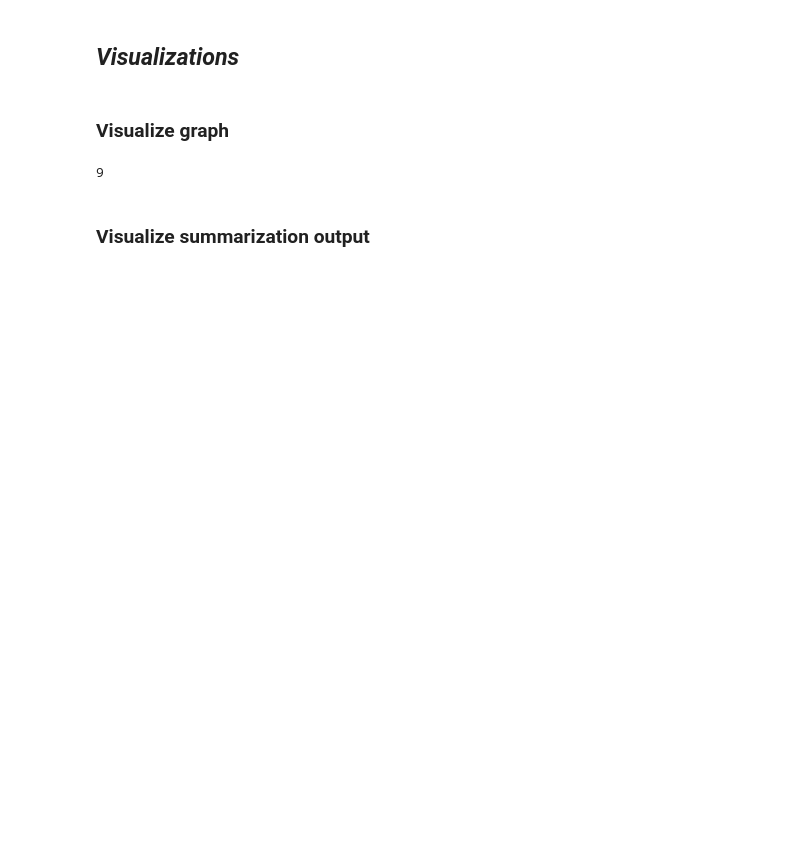
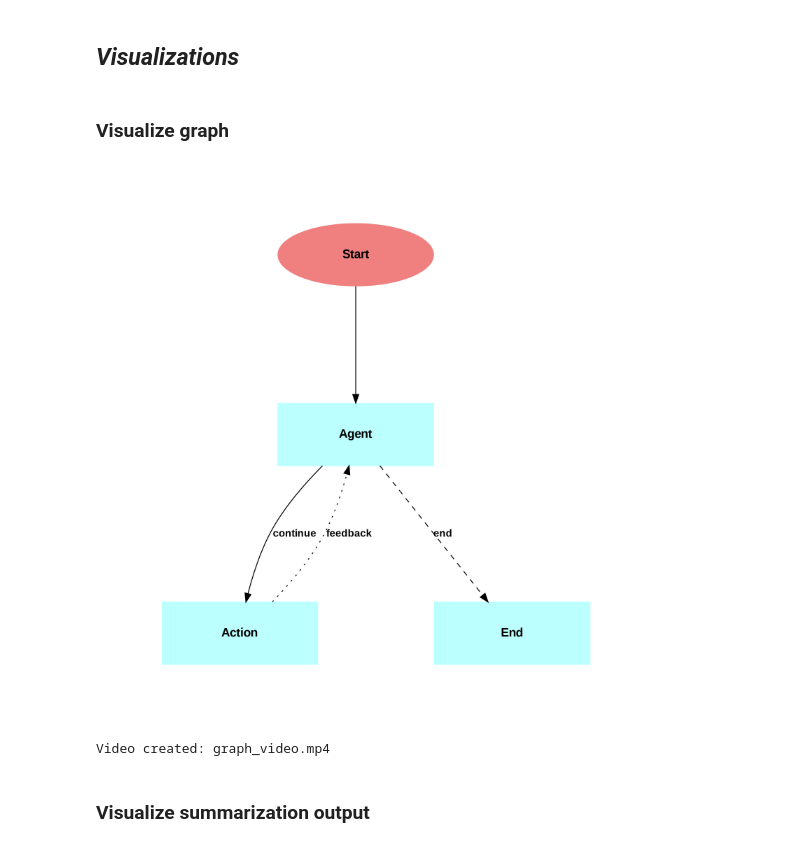
Before and after one commit to danatal29/Bridezilla_NLP, a Jupyter notebook: Bridezilla_Notebook.ipynb, the cells around one changed output. Cells and saved outputs as stored; diff of their text form; code cells hidden in the pictures; blank space fills up the shorter version.

```diff
--- a/Bridezilla_Notebook.ipynb
+++ b/Bridezilla_Notebook.ipynb
@@ -15,17 +17,23 @@ drive.mount('/content/drive')
 # %%
 import os
+import json
 
+# Path to your JSON file
+json_file_path = "/content/drive/MyDrive/colab_projects/keys.json"
 
-os.path.exists("/content/drive/MyDrive/colab_projects/gpt_api_key.txt")
-read open ai key
-with open("/content/drive/MyDrive/colab_projects/gpt_api_key.txt", "r") as f:
-    os.environ['OPENAI_API_KEY'] = f.read().strip()
+# Check if the file exists
+if os.path.exists(json_file_path):
+    # Read the JSON file
+    with open(json_file_path, "r") as f:
+        api_keys = json.load(f)
+
 
 from google.colab import userdata
 
+os.environ["OPENAI_API_KEY"] = api_keys["openai_api_key"]
+os.environ["LANGCHAIN_API_KEY"] = api_keys["langchain_api_key"]
 os.environ["LANGCHAIN_TRACING_V2"] = "true"
 #os.environ["LANGCHAIN_API_KEY"] = "..."
-os.environ["LANGCHAIN_API_KEY"] = "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"
 os.environ["LANGCHAIN_PROJECT"] = "LangGraph_01"
 
 import warnings
@@ -244,6 +332,7 @@ from visualize_agent import *
 # %%
 main_color = 'paleturquoise1'
 special_color = 'lightcoral'
+from PIL import Image
 
 
 # Generate the frames
@@ -257,42 +346,44 @@ initial_edges = [
 ]
 create_custom_graph_new(initial_nodes, 'Start', initial_edges, main_color, special_color, 0, size='8,8', dpi='300', ranksep='0.5', nodesep='0.5')
 
 
 # Generate the rest of the frames
 for i, output in enumerate(outputs, start=1):
     node = list(output.keys())[0]
     if node == 'agent':
         special_node = 'Agent'
         if type(output[node]['agent_outcome']) != AgentFinish:
             action_node = 'Action'
     elif node == 'action':
         tool = output[node]['intermediate_steps'][0][0].tool
         if tool == 'scrape':
             tool_input = output[node]['intermediate_steps'][0][0].tool_input
             place_name = get_place_name(tool_input)
             action_node = f'Action\n({tool} {place_name})'
         elif tool == 'summarize_text':
             action_node = f'Action\n({tool}\n{place_name})'
         special_node = action_node
     nodes = ['Start', 'Agent', action_node, 'End']
     edges = [
         ('Start', 'Agent', '', 'solid'),
         ('Agent', action_node, 'continue', 'solid'),
         ('Agent', 'End', 'end', 'dashed'),
         (action_node, 'Agent', 'feedback', 'dotted')
     ]
     create_custom_graph_new(nodes, special_node, edges, main_color, special_color, i, size='8,8', dpi='300', ranksep='0.5', nodesep='0.5')
 
 create_custom_graph_new(initial_nodes, 'End', initial_edges, main_color, special_color, len(outputs)+1, size='8,8', dpi='300', ranksep='0.5', nodesep='0.5')
+image = Image.open('./frames/frame_0.png')
+display(image)
+# %% [output]
+[figure, added]
-# %%
-len(outputs)
-# %% [output]
-9
 # %%
 from visualize_agent import *
 # Example usage to create video
 frame_count = len(outputs)+2  # Total number of frames generated, including the initial frame
 create_video_from_frames_new(frame_count, output_filename='graph_video.mp4', fps=0.5)
+# %% [output]
+Video created: graph_video.mp4
 # %% [markdown]
 ### **Visualize summarization output**
 # %%
```
Also changed, not shown: parts of 12 cells of this notebook.
